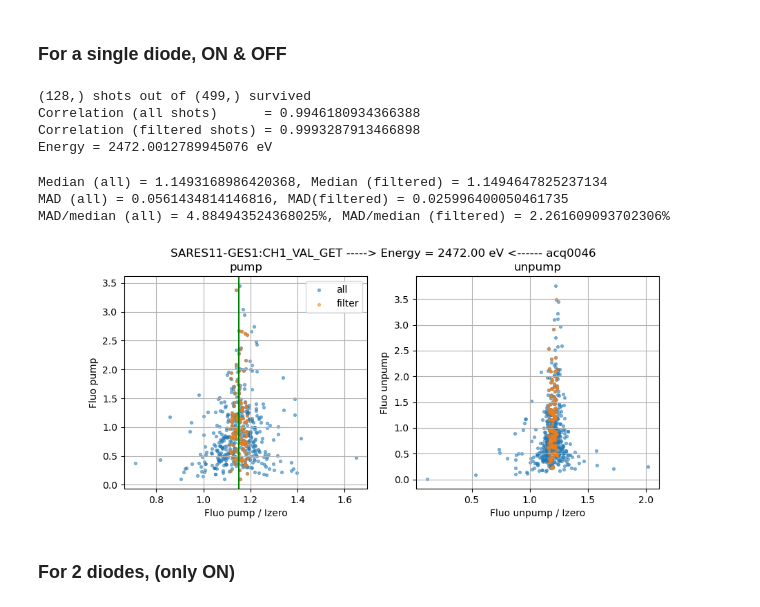
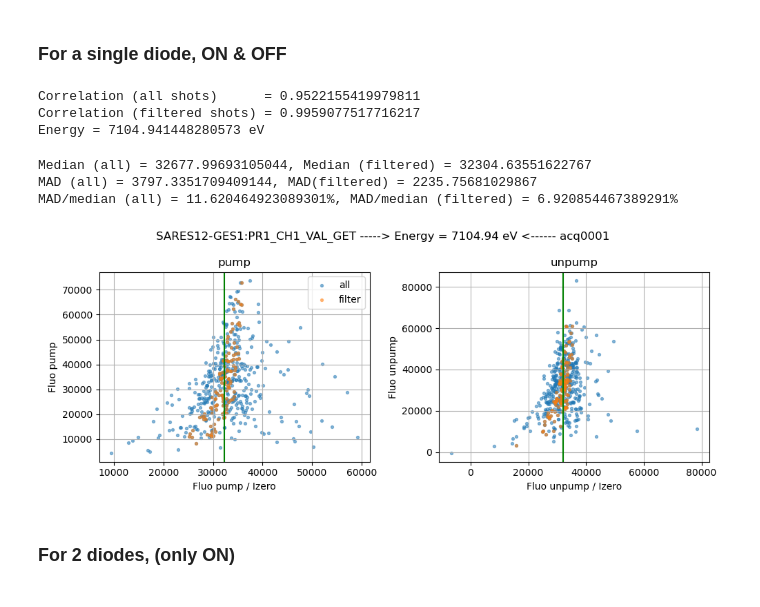
Before and after one commit to paulscherrerinstitute/alvra_beamline_scripts, a Jupyter notebook: XANES_2diodes.ipynb, the cells around one changed output. Drawn from its saved outputs; the diff is of its cells as text; code cells hidden in the pictures.

```diff
--- a/XANES_2diodes.ipynb
+++ b/XANES_2diodes.ipynb
@@ -354,19 +356,24 @@ scan = remove_JF_from_scan(scan)
 
 index_energy = np.arange(len(Energy_eV))[(Energy_eV > chosen_energy)][0]
 
-(Fluo_pump, Fluo_unpump, Izero_pump, Izero_unpump,
- Fluo_pump_filter, Fluo_unpump_filter, Izero_pump_filter, Izero_unpump_filter) = \
-Get_correlation_from_scan(scan, index_energy, detector_XAS, detector_Izero, quantile_corr)
+Fluo_pump, Fluo_unpump, Izero_pump, Izero_unpump, correlation_filter = \
+Get_correlation_from_scan2(scan, index_energy, detector_XAS, detector_Izero, quantile_corr)
+
+arrays_to_filter = ["Fluo_pump", "Fluo_unpump", "Izero_pump", "Izero_unpump"]
+arrays_filtered = apply_filter(correlation_filter, arrays_to_filter, globals_dict=globals())
+
+# (Fluo_pump, Fluo_unpump, Izero_pump, Izero_unpump,
+#  Fluo_pump_filter, Fluo_unpump_filter, Izero_pump_filter, Izero_unpump_filter) = \
+# Get_correlation_from_scan(scan, index_energy, detector_XAS, detector_Izero, quantile_corr)
 
 print ('Correlation (all shots)      = {}'.format(pearsonr(Izero_pump,Fluo_pump)[0]))
 print ('Correlation (filtered shots) = {}'.format(pearsonr(Izero_pump_filter,Fluo_pump_filter)[0]))
 
 print ('Energy = {} eV'.format(Energy_eV[index_energy]))
 # %% [output]
-(128,) shots out of (499,) survived
-Correlation (all shots)      = 0.9946180934366388
-Correlation (filtered shots) = 0.9993287913466898
-Energy = 2472.0012789945076 eV
+Correlation (all shots)      = 0.9522155419979811
+Correlation (filtered shots) = 0.9959077517716217
+Energy = 7104.941448280573 eV
 # %%
 from scipy import stats
 #m,b = np.polyfit(Izero_pump,Fluo_pump, 1)
@@ -382,33 +389,36 @@ print ("MAD (all) = {}, MAD(filtered) = {}".format(MAD, MAD_filter))
 
 print ("MAD/median (all) = {}%, MAD/median (filtered) = {}%".format(MAD/m_median*100, MAD_filter/m_median_filter*100))
 # %% [output]
-Median (all) = 1.1493168986420368, Median (filtered) = 1.1494647825237134
-MAD (all) = 0.0561434814146816, MAD(filtered) = 0.025996400050461735
-MAD/median (all) = 4.884943524368025%, MAD/median (filtered) = 2.261609093702306%
+Median (all) = 32677.99693105044, Median (filtered) = 32304.63551622767
+MAD (all) = 3797.3351709409144, MAD(filtered) = 2235.75681029867
+MAD/median (all) = 11.620464923089301%, MAD/median (filtered) = 6.920854467389291%
 # %%
 plt.figure(figsize=(10,4))
 plt.suptitle('{} -----> Energy = {:.2f} eV <------ {}'.format(detector_XAS,Energy_eV[index_energy], scan.files[index_energy][1].split('/')[-1].split('.')[0]))
 plt.subplot(121)
 plt.title('pump')
 plt.scatter(Fluo_pump/Izero_pump, Fluo_pump, s=8, alpha = 0.5,  label = 'all')
 plt.scatter(Fluo_pump_filter/Izero_pump_filter, Fluo_pump_filter, s=8, alpha = 0.5, label='filter')
 plt.axvline(x=m_median_filter, color = 'green')
 plt.legend(loc='best')
 plt.xlabel('Fluo pump / Izero')
 plt.ylabel('Fluo pump')
 plt.grid()
 
+m_median_filter = np.median(Fluo_unpump_filter/Izero_unpump_filter)
 
 plt.subplot(122)
 plt.title('unpump')
 plt.scatter(Fluo_unpump/Izero_unpump, Fluo_unpump, s=8, alpha = 0.5,  label = 'all')
 plt.scatter(Fluo_unpump_filter/Izero_unpump_filter, Fluo_unpump_filter, s=8, alpha = 0.5, label='filter')
+plt.axvline(x=m_median_filter, color = 'green')
 plt.xlabel('Fluo unpump / Izero')
 plt.ylabel('Fluo unpump')
 plt.grid()
+plt.tight_layout()
 plt.show()
 # %% [output]
-[figure, old version]
+[figure, new version]
 # %% [markdown]
 ### For 2 diodes, (only ON)
 # %%
```
Also changed, not shown: parts of 13 cells of this notebook, 6 other files.
